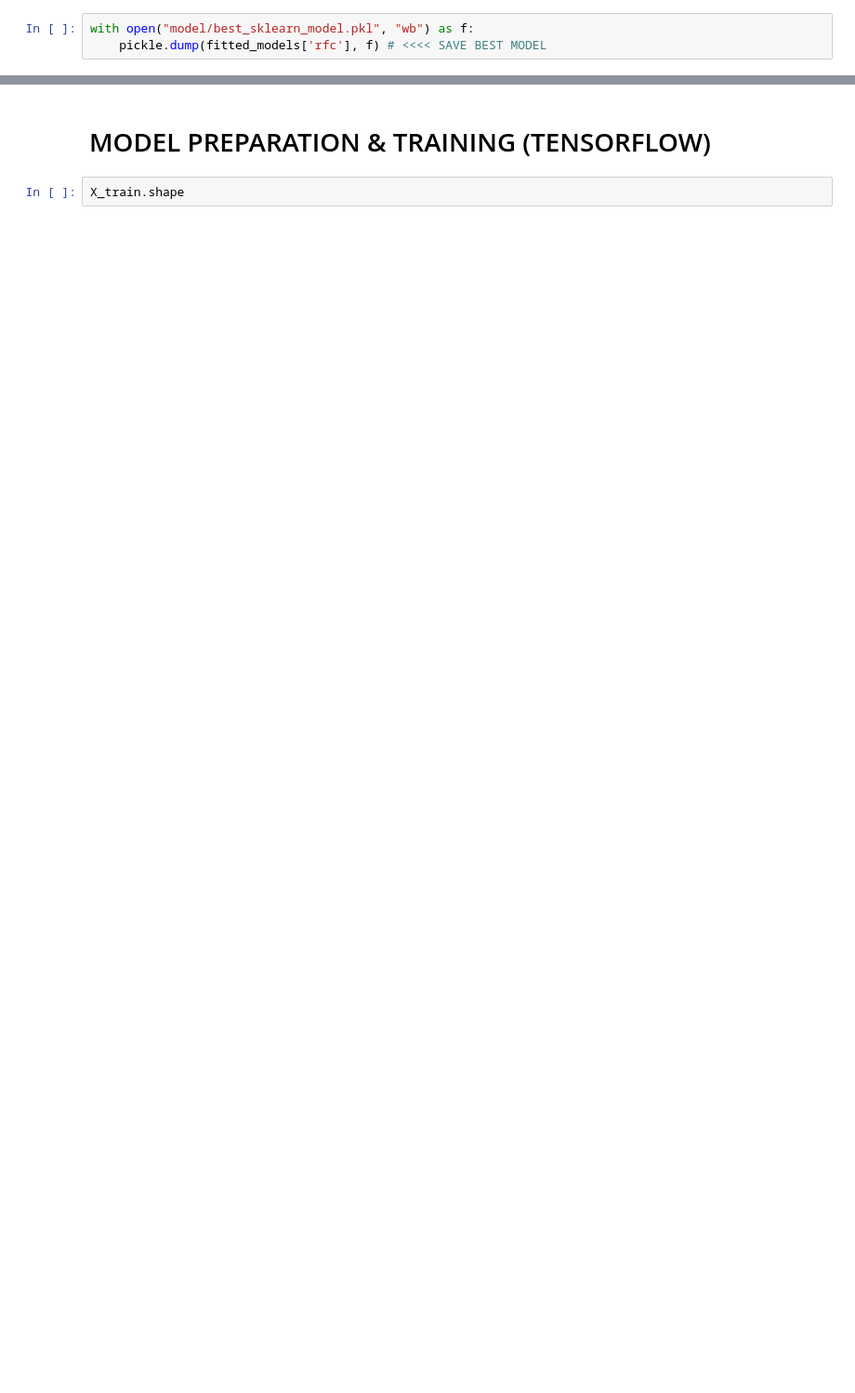
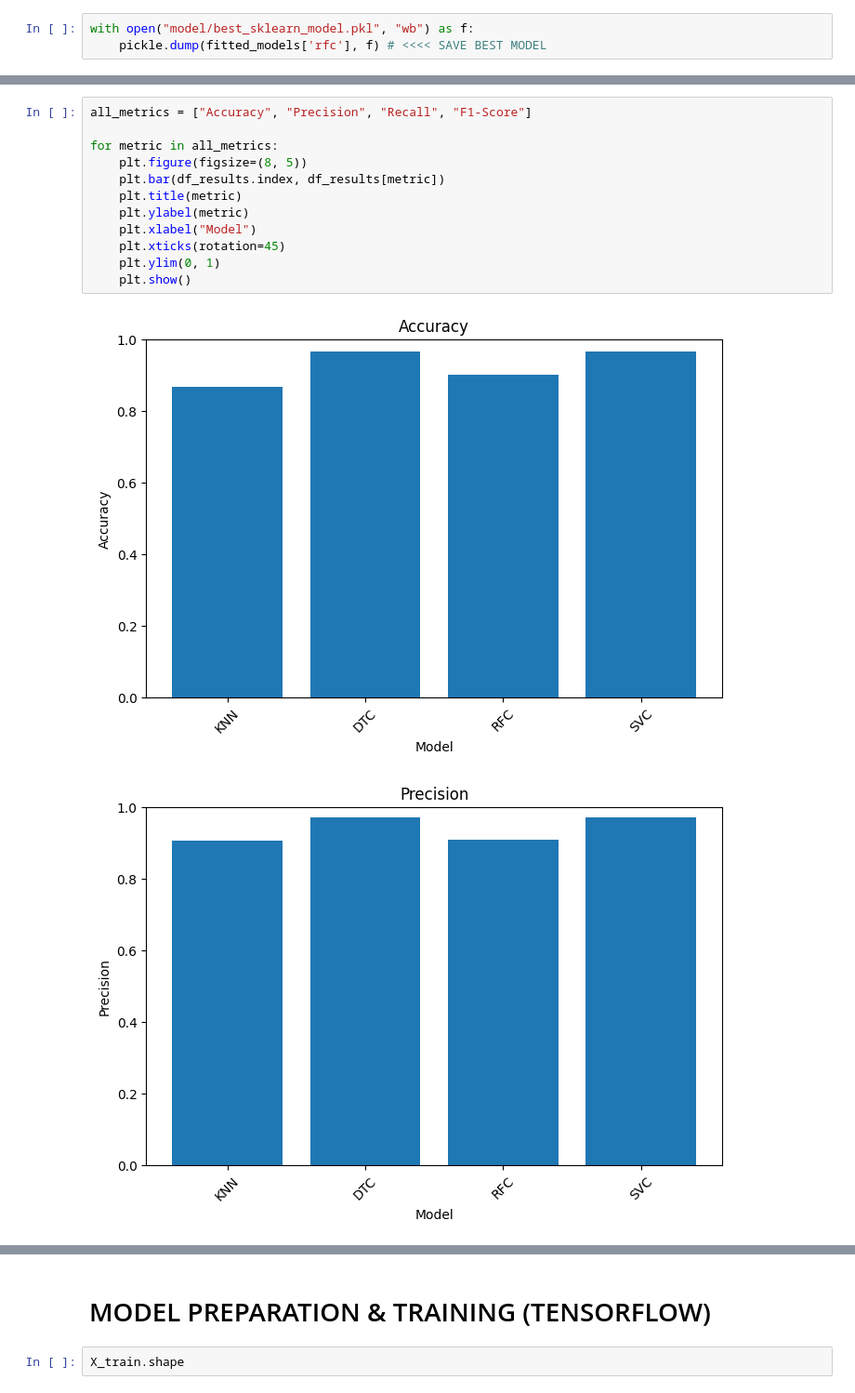
Before and after one commit to NawfalHadi/suspicious_detection_cctv, a Jupyter notebook: code/final/train.ipynb, the cells around one changed output, grey strips where cells are left out. Shown at 93% size. Cells and saved outputs as stored; diff of their text form; blank space fills up the shorter version.

```diff
--- a/code/final/train.ipynb
+++ b/code/final/train.ipynb
@@ -146,0 +147,15 @@ df_results
+# %%
+all_metrics = ["Accuracy", "Precision", "Recall", "F1-Score"]
+
+for metric in all_metrics:
+    plt.figure(figsize=(8, 5))
+    plt.bar(df_results.index, df_results[metric])
+    plt.title(metric)
+    plt.ylabel(metric)
+    plt.xlabel("Model")
+    plt.xticks(rotation=45)
+    plt.ylim(0, 1)
+    plt.show()
+# %% [output]
+[figure, added]
+[figure, added]
```
Also changed, not shown: parts of 12 cells of this notebook, 3 other files.
